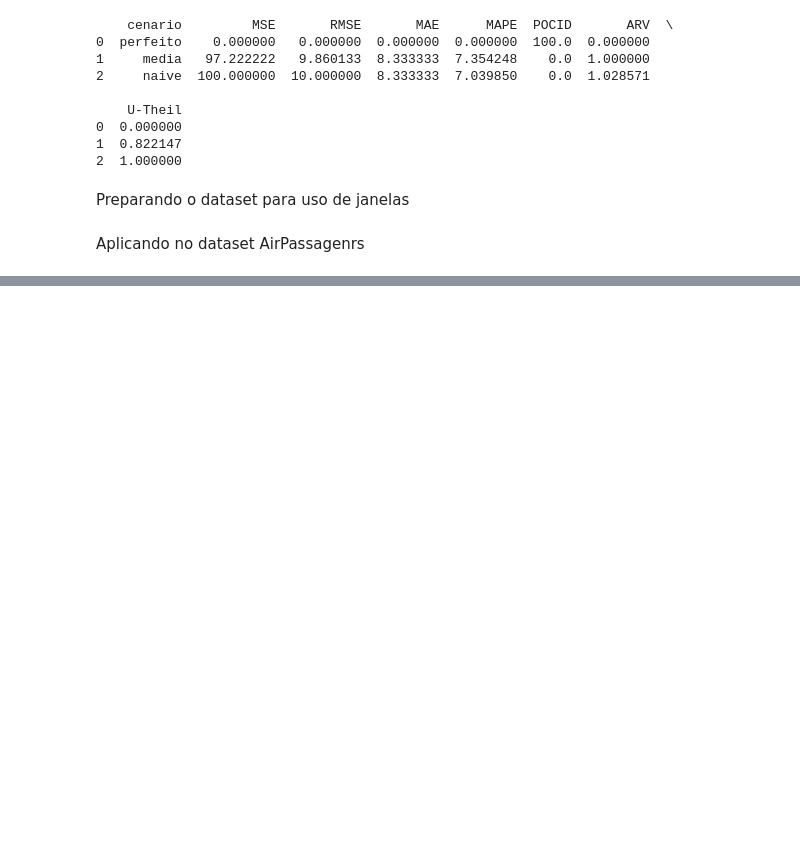
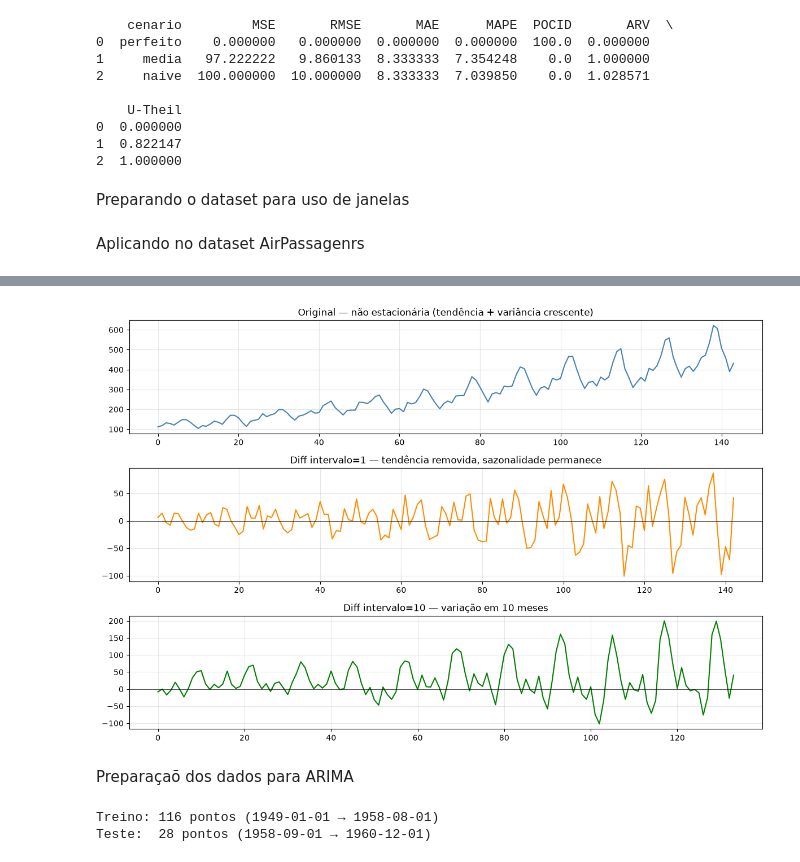
Before and after one commit to VanthuirMaia/ST_Projeto_Estudos, a Jupyter notebook: aula04.ipynb, the cells around one changed output, grey strips where cells are left out. Saved outputs shown, nothing was run; the diff lists cells and outputs as text; code cells hidden in the pictures; blank space fills up the shorter version.

```diff
--- a/aula04.ipynb
+++ b/aula04.ipynb
@@ -212,0 +329,18 @@ print(df_lagged.tail())
+# %%
+ts = df_air['AirPassengers']
+
+# diferenciação com intervalo 1 (para modelos 1-step)
+diff_ts_1step = pd.Series(difference(ts.values, interval=1))
+
+# diferenciação com intervalo 10 (para modelo direto de horizonte 10)
+diff_ts_10step = pd.Series(difference(ts.values, interval=10))
+
+# comparação de tamanhos
+print(f'Série original:      {len(ts)} pontos')
+print(f'Diff intervalo 1:    {len(diff_ts_1step)} pontos (perdeu 1)')
+print(f'Diff intervalo 10:   {len(diff_ts_10step)} pontos (perdeu 10)')
+
+# estatísticas
+print(f'\nSérie original: média={ts.mean():.1f}, std={ts.std():.1f}')
+print(f'Diff 1:         média={diff_ts_1step.mean():.2f}, std={diff_ts_1step.std():.2f}')
+print(f'Diff 10:        média={diff_ts_10step.mean():.2f}, std={diff_ts_10step.std():.2f}')
@@ -212,0 +355,37 @@ print(df_lagged.tail())
+# %%
+fig, axes = plt.subplots(3, 1, figsize=(12, 8))
+
+axes[0].plot(ts.values, color='steelblue')
+axes[0].set_title('Original — não estacionária (tendência + variância crescente)')
+axes[0].grid(alpha=0.3)
+
+axes[1].plot(diff_ts_1step.values, color='darkorange')
+axes[1].axhline(0, color='black', linewidth=0.5)
+axes[1].set_title('Diff intervalo=1 — tendência removida, sazonalidade permanece')
+axes[1].grid(alpha=0.3)
+
+axes[2].plot(diff_ts_10step.values, color='green')
+axes[2].axhline(0, color='black', linewidth=0.5)
+axes[2].set_title('Diff intervalo=10 — variação em 10 meses')
+axes[2].grid(alpha=0.3)
+
+plt.tight_layout()
+plt.show()
+# %% [output]
+[figure, added]
+# %% [markdown]
+Preparaçaõ dos dados para ARIMA
+# %%
+# usa a mesma proporção de teste que definimos antes
+test_size = 28
+
+# separa a série original em treino e teste
+ts = df_air['AirPassengers']
+train = ts[:-test_size]
+test = ts[-test_size:]
+
+print(f'Treino: {len(train)} pontos ({train.index[0].date()} → {train.index[-1].date()})')
+print(f'Teste:  {len(test)} pontos ({test.index[0].date()} → {test.index[-1].date()})')
+# %% [output]
+Treino: 116 pontos (1949-01-01 → 1958-08-01)
+Teste:  28 pontos (1958-09-01 → 1960-12-01)
```
Also changed, not shown: parts of 15 cells of this notebook, 1 other file.
